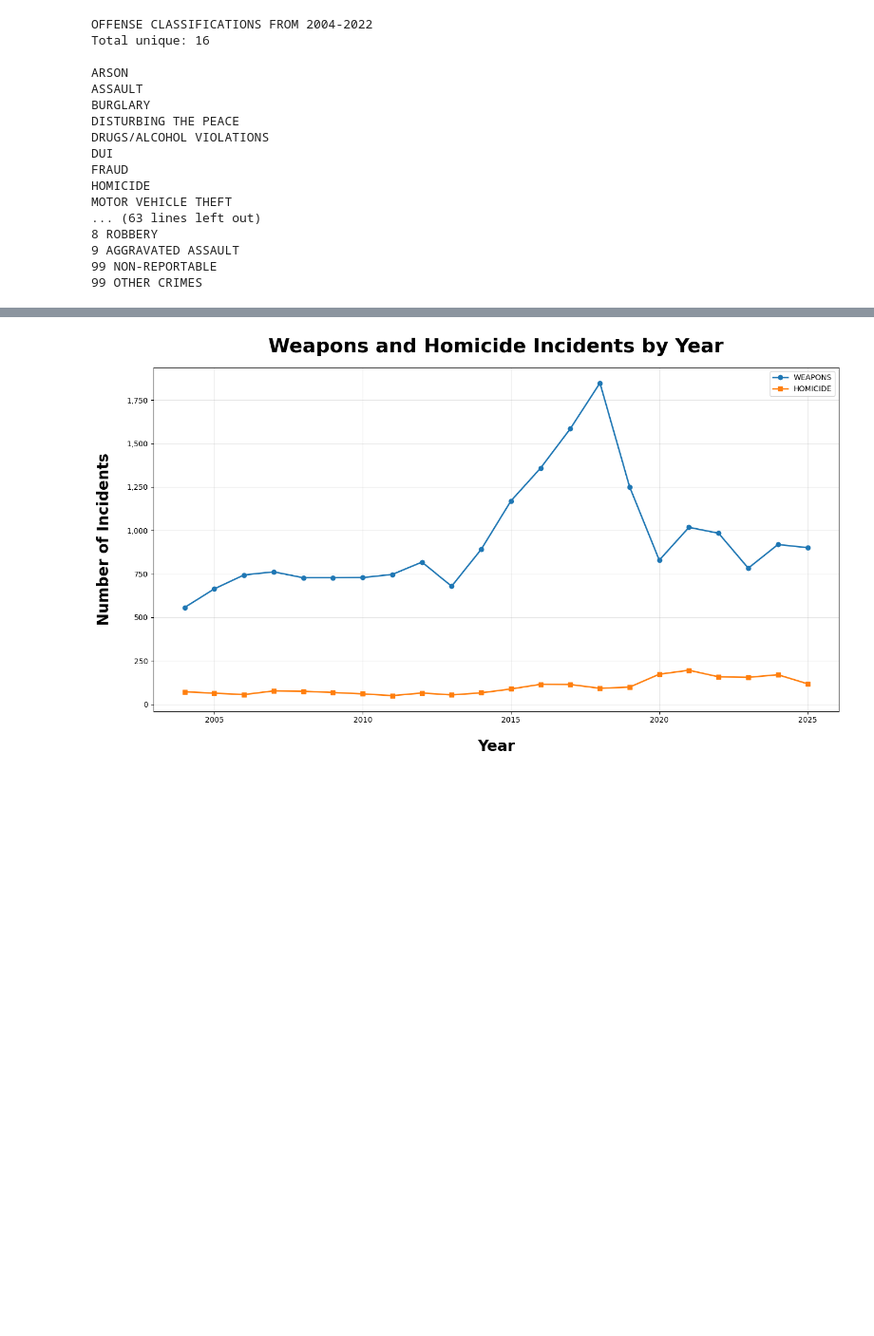
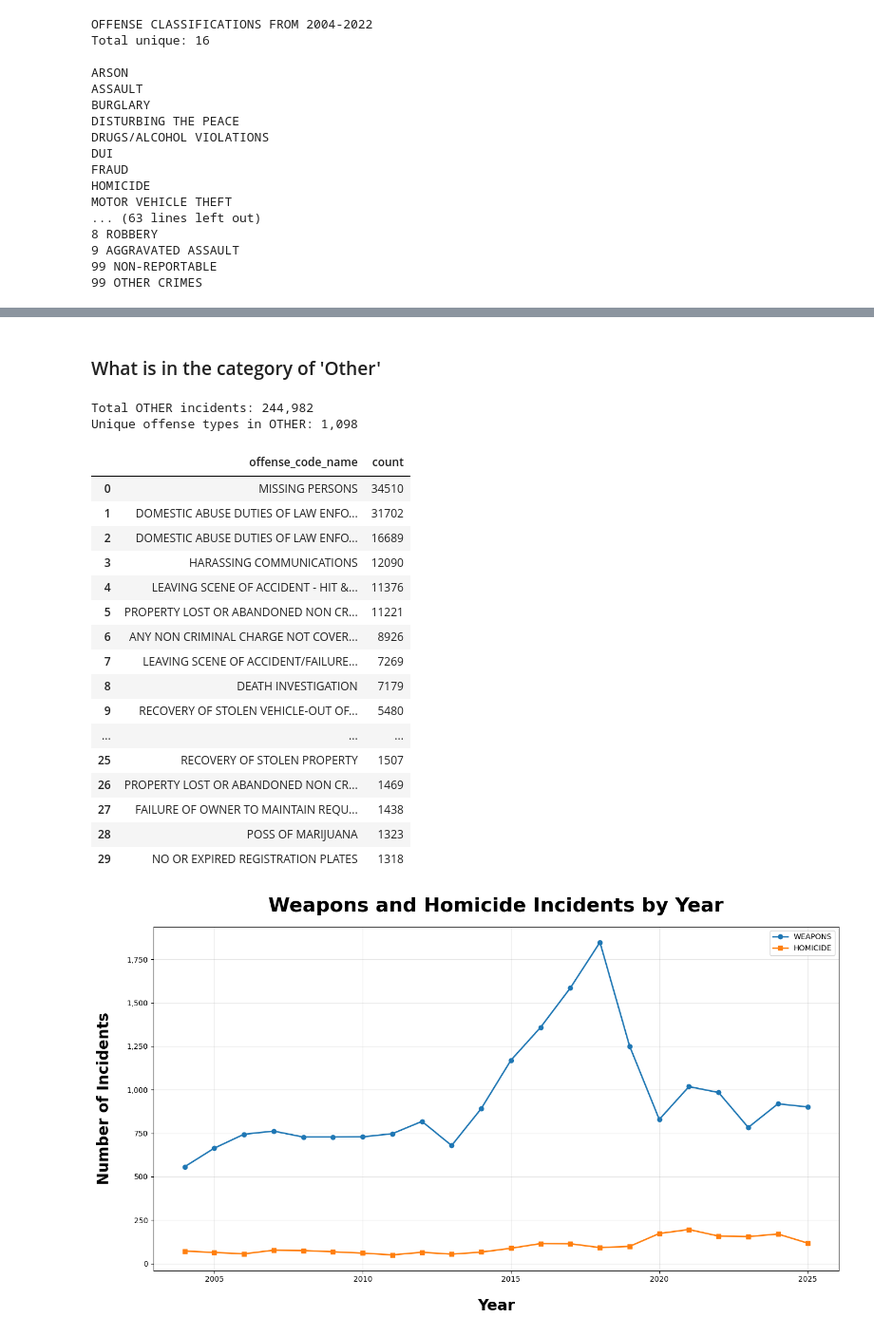
Before and after one commit to JonLar1/Lou_Crime_Data, a Jupyter notebook: notebooks/lou_crime_analysis.ipynb, the cells around one changed output, grey strips where cells are left out. Shown at 95% size. Drawn from its saved outputs; the diff is of its cells as text; code cells hidden in the pictures; blank space fills up the shorter version.

```diff
--- a/notebooks/lou_crime_analysis.ipynb
+++ b/notebooks/lou_crime_analysis.ipynb
@@ -567,3 +681,37 @@ plt.show()
+# %% [markdown]
+### What is in the category of 'Other'
+# %%
+# Show all offense_code_name values that map to OTHER classification
+other_crimes = (
+    df_all_years_cleaned[df_all_years_cleaned['offense_classification'] == 'OTHER']
+    ['offense_code_name']
+    .value_counts()
+    .reset_index()
+)
+other_crimes.columns = ['offense_code_name', 'count']
+print(f"Total OTHER incidents: {other_crimes['count'].sum():,}")
+print(f"Unique offense types in OTHER: {len(other_crimes):,}\n")
+other_crimes.head(30)
+# %% [output]
+Total OTHER incidents: 244,982
+Unique offense types in OTHER: 1,098
+|  | offense_code_name | count |
+| 0 | MISSING PERSONS | 34510 |
+| 1 | DOMESTIC ABUSE DUTIES OF LAW ENFO... | 31702 |
+| 2 | DOMESTIC ABUSE DUTIES OF LAW ENFO... | 16689 |
+| 3 | HARASSING COMMUNICATIONS | 12090 |
+| 4 | LEAVING SCENE OF ACCIDENT - HIT &... | 11376 |
+| 5 | PROPERTY LOST OR ABANDONED NON CR... | 11221 |
+| 6 | ANY NON CRIMINAL CHARGE NOT COVER... | 8926 |
+| 7 | LEAVING SCENE OF ACCIDENT/FAILURE... | 7269 |
+| 8 | DEATH INVESTIGATION | 7179 |
+| 9 | RECOVERY OF STOLEN VEHICLE-OUT OF... | 5480 |
+| ... | ... | ... |
+| 25 | RECOVERY OF STOLEN PROPERTY | 1507 |
+| 26 | PROPERTY LOST OR ABANDONED NON CR... | 1469 |
+| 27 | FAILURE OF OWNER TO MAINTAIN REQU... | 1438 |
+| 28 | POSS OF MARIJUANA | 1323 |
+| 29 | NO OR EXPIRED REGISTRATION PLATES | 1318 |
 # %%
 # Create summary by year for WEAPONS and HOMICIDE
 weapons_homicide = df_all_years_cleaned[df_all_years_cleaned['offense_classification'].isin(['WEAPONS', 'HOMICIDE'])]
```
Also changed, not shown: parts of 20 cells of this notebook.
